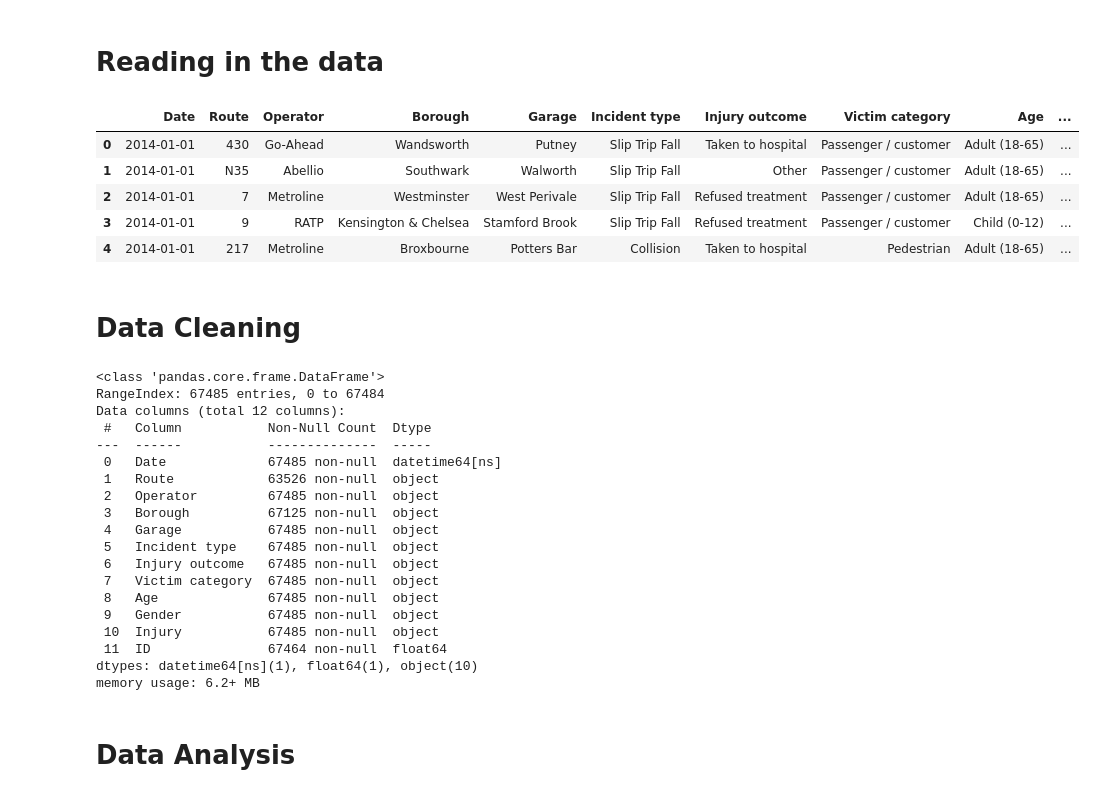
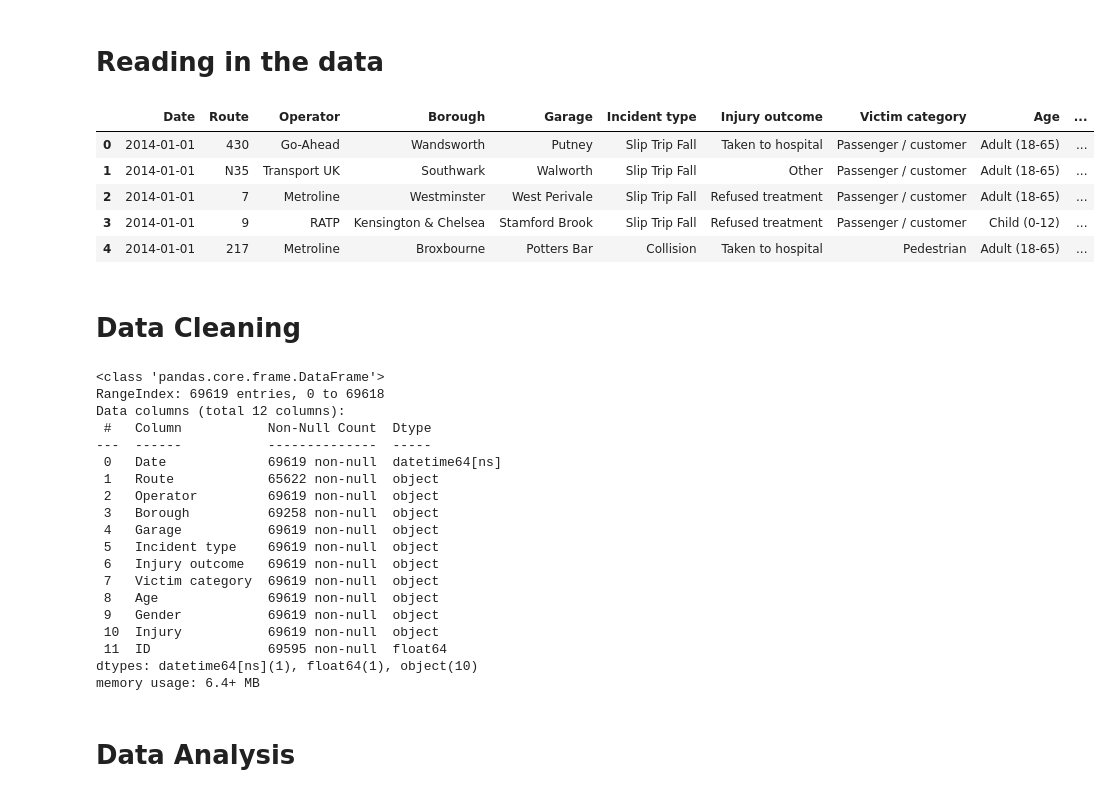
Before and after one commit to PancratiusV/London-Bus-Safety, a Jupyter notebook: London Bus Safety Performance.ipynb, the cells around one changed output. Saved outputs shown, nothing was run; the diff lists cells and outputs as text; code cells hidden in the pictures.

```diff
--- a/London Bus Safety Performance.ipynb
+++ b/London Bus Safety Performance.ipynb
@@ -6,12 +6,12 @@ import matplotlib.pyplot as plt
 # %% [markdown]
 # Reading in the data
 # %%
-df = pd.read_csv("injury-details-2024-q1.csv")
+df = pd.read_csv("injury-details-2024-q2.csv")
 df.head()
 # %% [output]
 |  | Date | Route | Operator | Borough | Garage | Incident type | Injury outcome | Victim category | Age | ... |
 | 0 | 2014-01-01 | 430 | Go-Ahead | Wandsworth | Putney | Slip Trip Fall | Taken to hospital | Passenger / customer | Adult (18-65) | ... |
-| 1 | 2014-01-01 | N35 | Abellio | Southwark | Walworth | Slip Trip Fall | Other | Passenger / customer | Adult (18-65) | ... |
+| 1 | 2014-01-01 | N35 | Transport UK | Southwark | Walworth | Slip Trip Fall | Other | Passenger / customer | Adult (18-65) | ... |
 | 2 | 2014-01-01 | 7 | Metroline | Westminster | West Perivale | Slip Trip Fall | Refused treatment | Passenger / customer | Adult (18-65) | ... |
 | 3 | 2014-01-01 | 9 | RATP | Kensington & Chelsea | Stamford Brook | Slip Trip Fall | Refused treatment | Passenger / customer | Child (0-12) | ... |
 | 4 | 2014-01-01 | 217 | Metroline | Broxbourne | Potters Bar | Collision | Taken to hospital | Pedestrian | Adult (18-65) | ... |
@@ -22,24 +22,24 @@ df['Date'] = pd.to_datetime(df['Date'])
 df.info()
 # %% [output]
 <class 'pandas.core.frame.DataFrame'>
-RangeIndex: 67485 entries, 0 to 67484
+RangeIndex: 69619 entries, 0 to 69618
 Data columns (total 12 columns):
  #   Column           Non-Null Count  Dtype
 ---  ------           --------------  -----
- 0   Date             67485 non-null  datetime64[ns]
- 1   Route            63526 non-null  object
- 2   Operator         67485 non-null  object
- 3   Borough          67125 non-null  object
- 4   Garage           67485 non-null  object
- 5   Incident type    67485 non-null  object
- 6   Injury outcome   67485 non-null  object
- 7   Victim category  67485 non-null  object
- 8   Age              67485 non-null  object
- 9   Gender           67485 non-null  object
- 10  Injury           67485 non-null  object
- 11  ID               67464 non-null  float64
+ 0   Date             69619 non-null  datetime64[ns]
+ 1   Route            65622 non-null  object
+ 2   Operator         69619 non-null  object
+ 3   Borough          69258 non-null  object
+ 4   Garage           69619 non-null  object
+ 5   Incident type    69619 non-null  object
+ 6   Injury outcome   69619 non-null  object
+ 7   Victim category  69619 non-null  object
+ 8   Age              69619 non-null  object
+ 9   Gender           69619 non-null  object
+ 10  Injury           69619 non-null  object
+ 11  ID               69595 non-null  float64
 dtypes: datetime64[ns](1), float64(1), object(10)
-memory usage: 6.2+ MB
+memory usage: 6.4+ MB
 # %%
 df.drop_duplicates(inplace=True)
 # %% [markdown]
```
Also changed, not shown: parts of 10 cells of this notebook, 5 other files.
